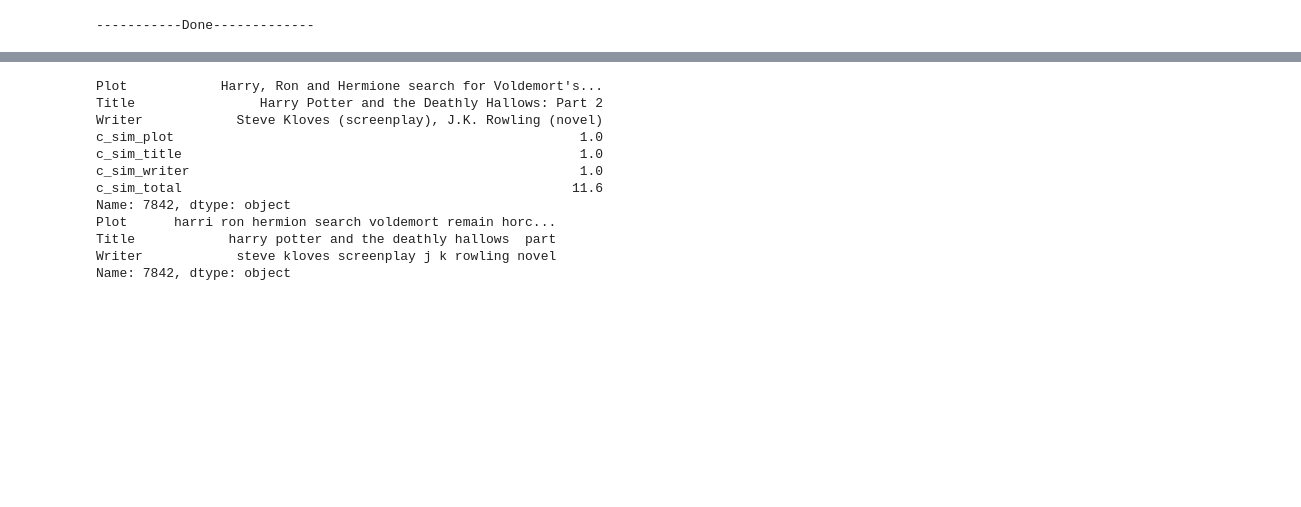
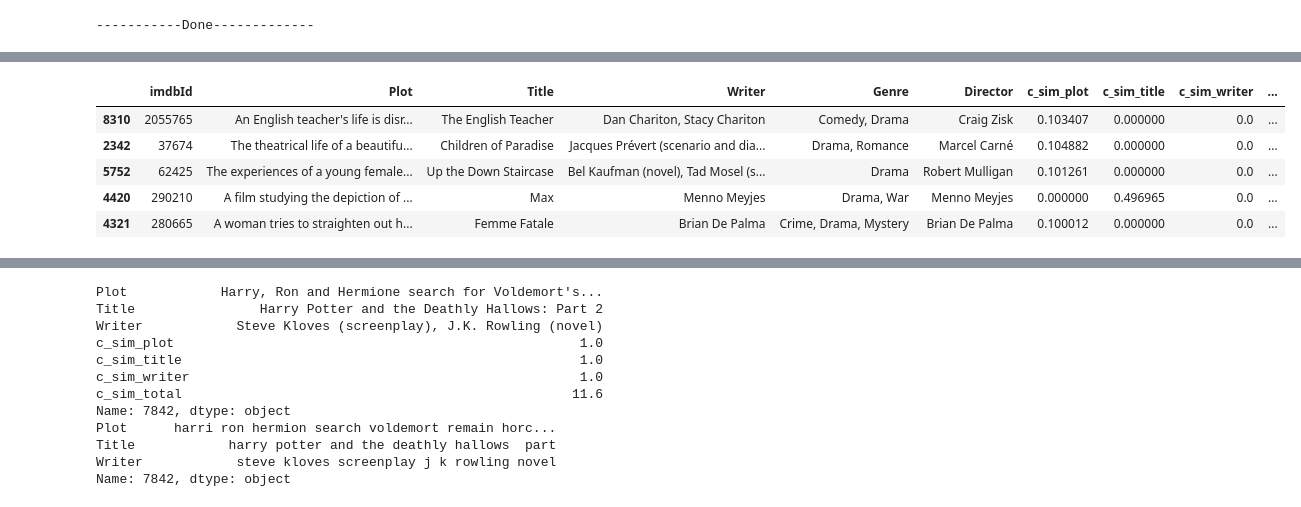
Before and after one commit to isahin1997/00MySchool, a Jupyter notebook: schoolopdrachten/BD_MWB/MLBD-Assignment1-jupyter(1)/Content-based recommendations.ipynb, the cells around one changed output, grey strips where cells are left out. Drawn from its saved outputs; the diff is of its cells as text; code cells hidden in the pictures; blank space fills up the shorter version.

```diff
--- a/schoolopdrachten/BD_MWB/MLBD-Assignment1-jupyter(1)/Content-based recommendations.ipynb
+++ b/schoolopdrachten/BD_MWB/MLBD-Assignment1-jupyter(1)/Content-based recommendations.ipynb
@@ -377,9 +379,9 @@ vectorizer_Director2.fit(data2['Director'])
 
 vectorizer_Genre2.fit(data2['Genre'])
 
-x_train_plot = vectorizer_plot.transform(data2['Plot'])
-bag_of_words_writer = vectorizer_writer.transform(data2['Writer'])
-bag_of_words_title = vectorizer_title.transform(data2['Title'])
+x_train_plot = vectorizer_plot2.transform(data2['Plot'])
+bag_of_words_writer = vectorizer_writer2.transform(data2['Writer'])
+bag_of_words_title = vectorizer_title2.transform(data2['Title'])
 bag_of_words_director = vectorizer_Director2.transform(data2['Director'])
 bag_of_words_genre = vectorizer_Genre2.transform(data2['Genre'])
 # %%
@@ -521,0 +528,9 @@ ValueError: Length of values (9125) does not match length of index (9120)
+# %%
+finded_results
+# %% [output]
+|  | imdbId | Plot | Title | Writer | Genre | Director | c_sim_plot | c_sim_title | c_sim_writer | ... |
+| 8310 | 2055765 | An English teacher's life is disr... | The English Teacher | Dan Chariton, Stacy Chariton | Comedy, Drama | Craig Zisk | 0.103407 | 0.000000 | 0.0 | ... |
+| 2342 | 37674 | The theatrical life of a beautifu... | Children of Paradise | Jacques Prévert (scenario and dia... | Drama, Romance | Marcel Carné | 0.104882 | 0.000000 | 0.0 | ... |
+| 5752 | 62425 | The experiences of a young female... | Up the Down Staircase | Bel Kaufman (novel), Tad Mosel (s... | Drama | Robert Mulligan | 0.101261 | 0.000000 | 0.0 | ... |
+| 4420 | 290210 | A film studying the depiction of ... | Max | Menno Meyjes | Drama, War | Menno Meyjes | 0.000000 | 0.496965 | 0.0 | ... |
+| 4321 | 280665 | A woman tries to straighten out h... | Femme Fatale | Brian De Palma | Crime, Drama, Mystery | Brian De Palma | 0.100012 | 0.000000 | 0.0 | ... |
```
Also changed, not shown: parts of 13 cells of this notebook.
